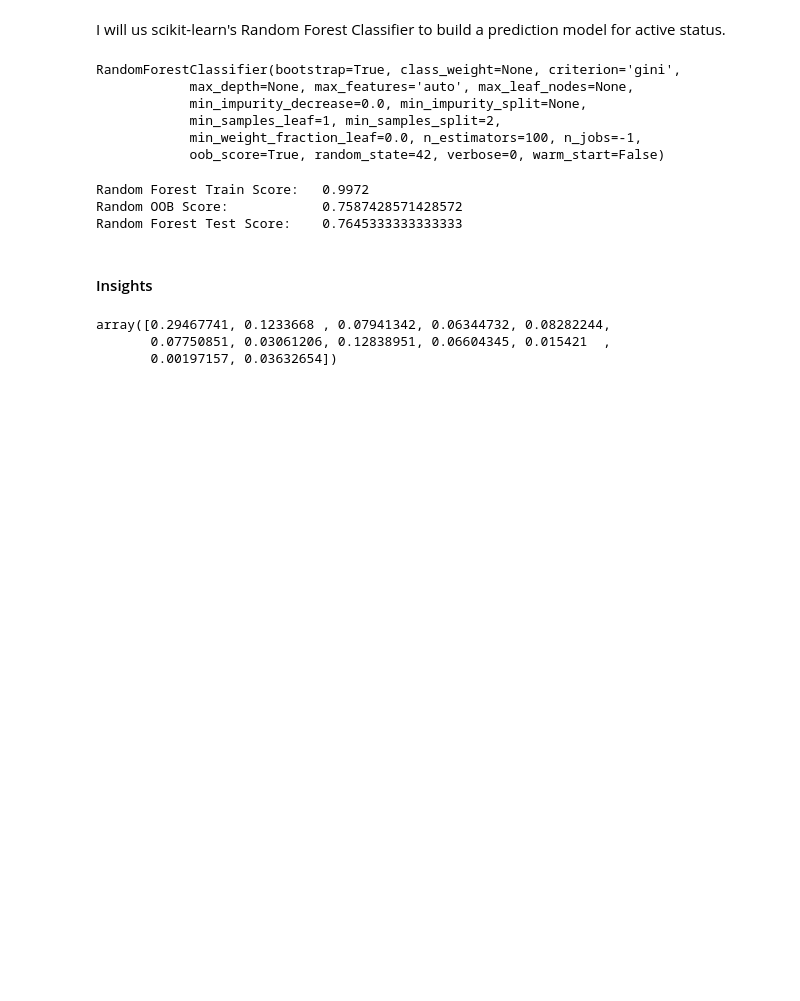
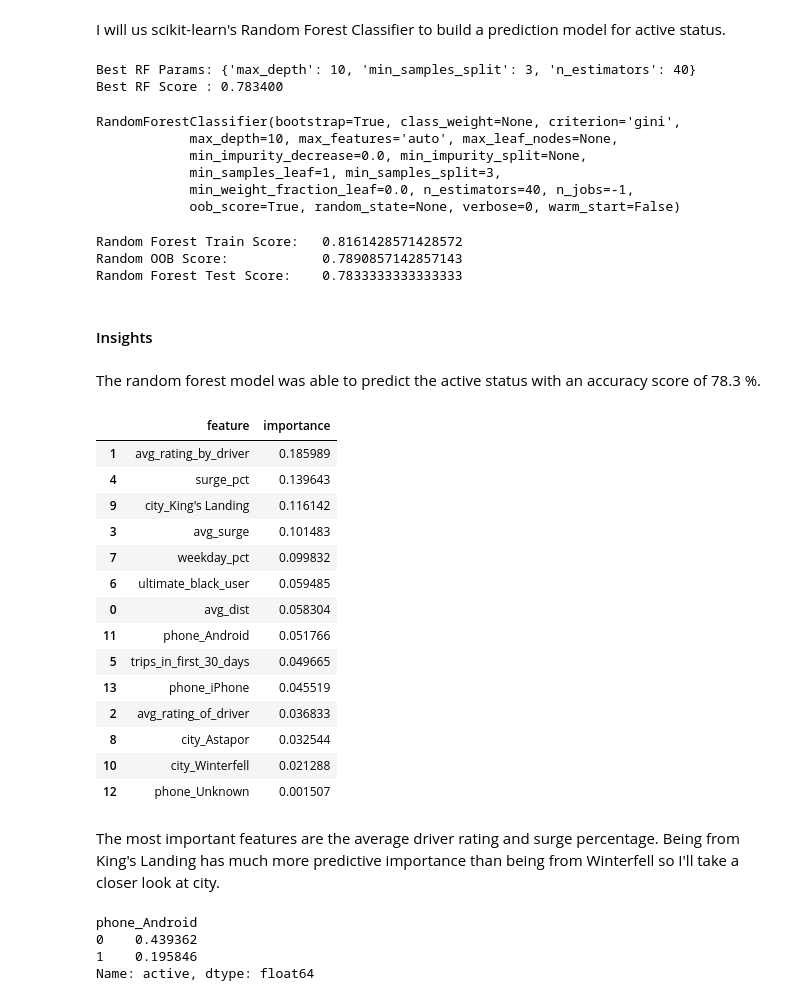
Before and after one commit to DerekSamsom/SpringboardDS_Projects, a Jupyter notebook: ultimate_challenge/Take_Home_Challenge.ipynb, the cells around one changed output. Saved outputs shown, nothing was run; the diff lists cells and outputs as text; code cells hidden in the pictures; blank space fills up the shorter version.

Commit message:
Updated Ultimate Challenge

```diff
--- a/ultimate_challenge/Take_Home_Challenge.ipynb
+++ b/ultimate_challenge/Take_Home_Challenge.ipynb
@@ -266,5 +266,6 @@ rider_data.drop(['signup_date', 'last_trip_date'], axis = 1, inplace = True)
 # %% [markdown]
 Next I will turn the categorical variables into dummy variables.
 # %%
-rider_data = pd.get_dummies(rider_data, columns =  ['city', 'phone'], drop_first = True)
+rider_data_original = rider_data
+rider_data = pd.get_dummies(rider_data, columns =  ['city', 'phone'], drop_first = False)
 # %% [markdown]
@@ -279,18 +280,34 @@ X_train, X_test, y_train, y_test = train_test_split(X, y, test_size = 0.3)
 #### Predictive Model
 # %% [markdown]
 I will us scikit-learn's Random Forest Classifier to build a prediction model for active status.
+# %%
+from sklearn.ensemble import RandomForestClassifier
+
+rf = RandomForestClassifier(criterion='gini', class_weight='balanced')
+
+param_grid = {'n_estimators' : [40, 50, 60], 'min_samples_split' : [2, 3, 4],
+              'max_depth' : [4, 7, 10]}
+
+rf_cv = GridSearchCV(rf, param_grid, cv = 5)
+
+rf_cv.fit(X_train, y_train)
+
+#Print out the best model
+print('Best RF Params: {}'.format(rf_cv.best_params_))
+print('Best RF Score : %f' % rf_cv.best_score_)
+# %% [output]
+Best RF Params: {'max_depth': 10, 'min_samples_split': 3, 'n_estimators': 40}
+Best RF Score : 0.783400
 # %%
-from sklearn.ensemble import RandomForestClassifier
-
-rf = RandomForestClassifier(n_jobs = -1, n_estimators = 100, random_state = 42, oob_score = True)
+rf = RandomForestClassifier(n_jobs = -1, n_estimators = 40, max_depth = 10, min_samples_split = 3, oob_score = True)
 rf.fit(X_train, y_train)
 # %% [output]
 RandomForestClassifier(bootstrap=True, class_weight=None, criterion='gini',
-            max_depth=None, max_features='auto', max_leaf_nodes=None,
+            max_depth=10, max_features='auto', max_leaf_nodes=None,
             min_impurity_decrease=0.0, min_impurity_split=None,
-            min_samples_leaf=1, min_samples_split=2,
-            min_weight_fraction_leaf=0.0, n_estimators=100, n_jobs=-1,
-            oob_score=True, random_state=42, verbose=0, warm_start=False)
+            min_samples_leaf=1, min_samples_split=3,
+            min_weight_fraction_leaf=0.0, n_estimators=40, n_jobs=-1,
+            oob_score=True, random_state=None, verbose=0, warm_start=False)
 # %%
 import numpy as np
 from sklearn.metrics import mean_squared_error
@@ -303,14 +320,41 @@ print('Random Forest Train Score:  ', rf_train_score)
 print('Random OOB Score:           ', rf.oob_score_)
 print('Random Forest Test Score:   ', rf_test_score)
 # %% [output]
-Random Forest Train Score:   0.9972
-Random OOB Score:            0.7587428571428572
-Random Forest Test Score:    0.7645333333333333
+Random Forest Train Score:   0.8161428571428572
+Random OOB Score:            0.7890857142857143
+Random Forest Test Score:    0.7833333333333333
 # %% [markdown]
 #### Insights
-# %%
-rf.feature_importances_
-# %% [output]
-array([0.29467741, 0.1233668 , 0.07941342, 0.06344732, 0.08282244,
-       0.07750851, 0.03061206, 0.12838951, 0.06604345, 0.015421  ,
-       0.00197157, 0.03632654])
+# %% [markdown]
+The random forest model was able to predict the active status with an accuracy score of 78.3 %.
+# %%
+fi = pd.DataFrame(rf.feature_importances_, columns = ['importance'])
+label = pd.DataFrame(X.columns, columns = ['feature'])
+feature_imp = pd.concat([label, fi], axis = 1)
+# %%
+feature_imp.sort_values('importance', ascending = False)
+# %% [output]
+|  | feature | importance |
+| 1 | avg_rating_by_driver | 0.185989 |
+| 4 | surge_pct | 0.139643 |
+| 9 | city_King's Landing | 0.116142 |
+| 3 | avg_surge | 0.101483 |
+| 7 | weekday_pct | 0.099832 |
+| 6 | ultimate_black_user | 0.059485 |
+| 0 | avg_dist | 0.058304 |
+| 11 | phone_Android | 0.051766 |
+| 5 | trips_in_first_30_days | 0.049665 |
+| 13 | phone_iPhone | 0.045519 |
+| 2 | avg_rating_of_driver | 0.036833 |
+| 8 | city_Astapor | 0.032544 |
+| 10 | city_Winterfell | 0.021288 |
+| 12 | phone_Unknown | 0.001507 |
+# %% [markdown]
+The most important features are the average driver rating and surge percentage. Being from King's Landing has much more predictive importance than being from Winterfell so I'll take a closer look at city.
+# %%
+rider_data.groupby('phone_Android').mean().active
+# %% [output]
+phone_Android
+0    0.439362
+1    0.195846
+Name: active, dtype: float64
```
Also changed, not shown: parts of 9 cells of this notebook.
